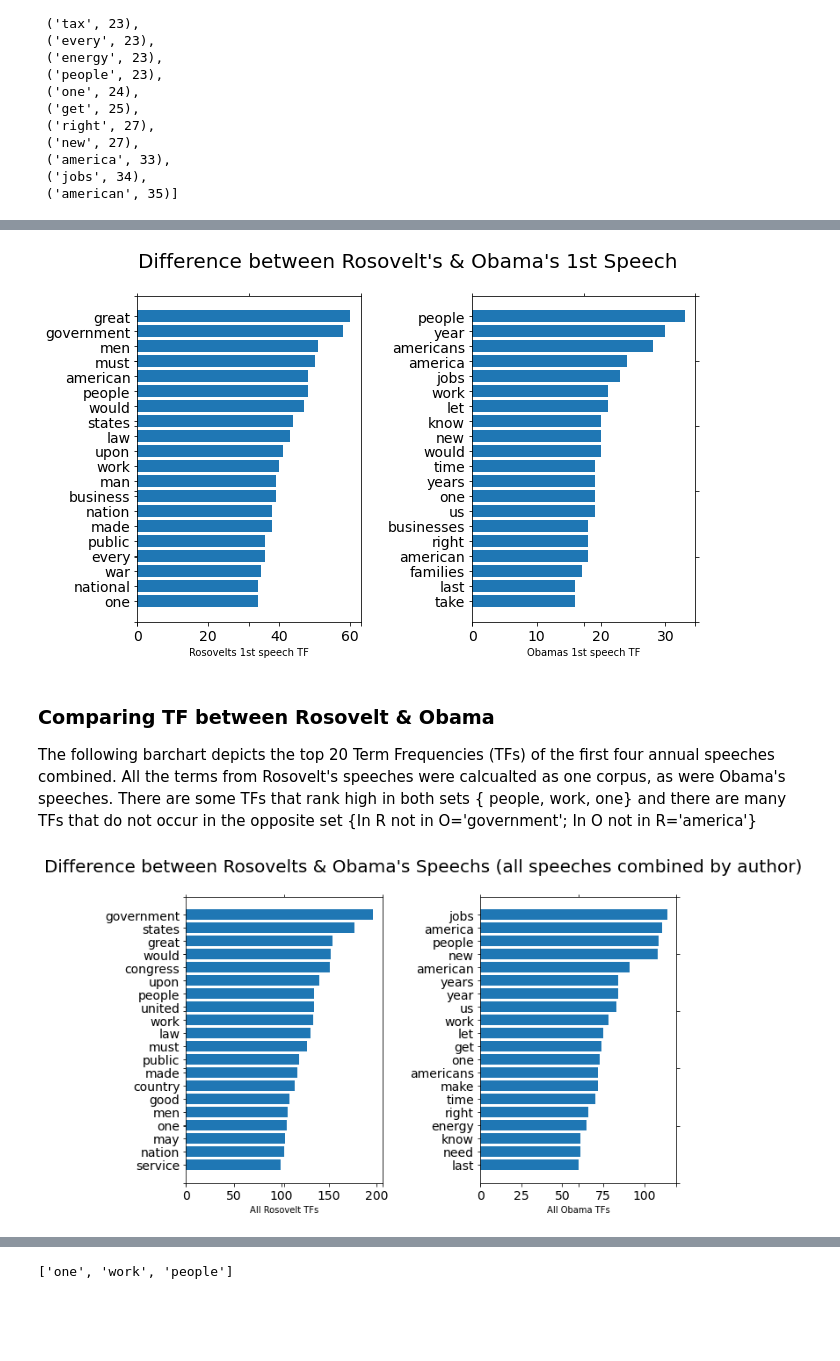
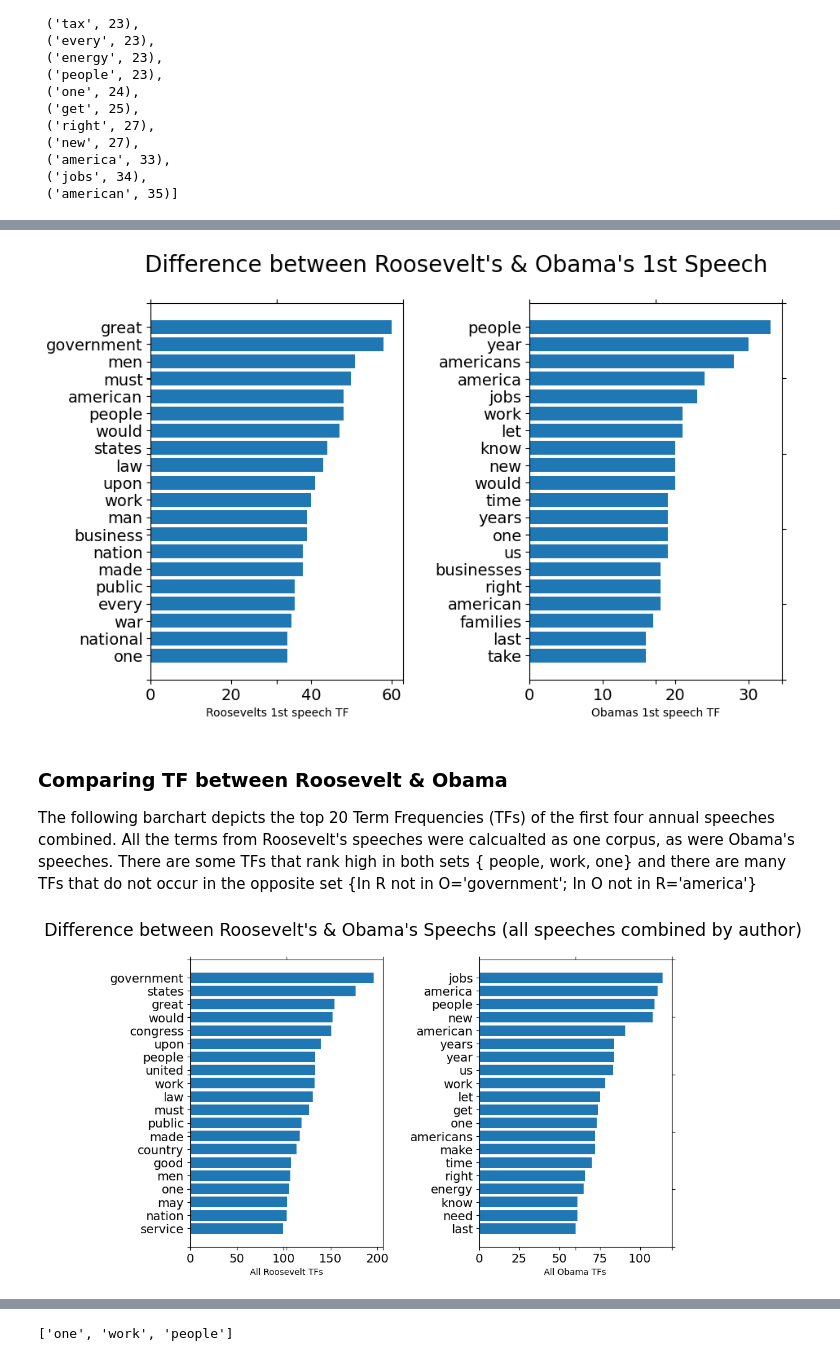
Before and after one commit to fdac22/MiniProject1, a Jupyter notebook: dscott57.ipynb, the cells around one changed output, grey strips where cells are left out. Saved outputs shown, nothing was run; the diff lists cells and outputs as text; code cells hidden in the pictures; blank space fills up the shorter version.

```diff
--- a/dscott57.ipynb
+++ b/dscott57.ipynb
@@ -271,16 +267,16 @@ plotTwoLists(wf_Obama1, wf_Obama2, 'Difference between Obama\'s 3rd and 4th Spee
 # %%
-plotTwoLists(wf_Rosovelt1, wf_Obama1, 'Difference between Rosovelt\'s & Obama\'s 1st Speech', 'Rosovelts 1st speech TF', 'Obamas 1st speech TF')
+plotTwoLists(wf_Roosevelt1, wf_Obama1, 'Difference between Roosevelt\'s & Obama\'s 1st Speech', 'Roosevelts 1st speech TF', 'Obamas 1st speech TF')
 # %% [output]
-[figure, old version]
+[figure, new version]
 # %% [markdown]
-### Comparing TF between Rosovelt & Obama
+### Comparing TF between Roosevelt & Obama
 
-The following barchart depicts the top 20 Term Frequencies (TFs) of the first four annual speeches combined.  All the terms from Rosovelt's speeches were calcualted as one corpus, as were Obama's speeches. There are some TFs that rank high in both sets { people, work, one} and there are many TFs that do not occur in the opposite set {In R not in O='government'; In O not in R='america'}
+The following barchart depicts the top 20 Term Frequencies (TFs) of the first four annual speeches combined.  All the terms from Roosevelt's speeches were calcualted as one corpus, as were Obama's speeches. There are some TFs that rank high in both sets { people, work, one} and there are many TFs that do not occur in the opposite set {In R not in O='government'; In O not in R='america'}
 # %%
-wf_All_Rosovelt = calcWordFrequency(df1.tokenized_words[0]+df1.tokenized_words[1]+df1.tokenized_words[2]+df1.tokenized_words[3])
+wf_All_Roosevelt = calcWordFrequency(df1.tokenized_words[0]+df1.tokenized_words[1]+df1.tokenized_words[2]+df1.tokenized_words[3])
 wf_All_Obama = calcWordFrequency(df1.tokenized_words[4]+df1.tokenized_words[5]+df1.tokenized_words[6]+df1.tokenized_words[7])
 
-plotTwoLists(wf_All_Rosovelt, wf_All_Obama, 'Difference between Rosovelts & Obama\'s Speechs (all speeches combined by author)', 'All Rosovelt TFs', 'All Obama TFs')
+plotTwoLists(wf_All_Roosevelt, wf_All_Obama, 'Difference between Roosevelt\'s & Obama\'s Speechs (all speeches combined by author)', 'All Roosevelt TFs', 'All Obama TFs')
 # %% [output]
-[figure, old version]
+[figure, new version]
 # %% [markdown]
```
Also changed, not shown: parts of 43 cells of this notebook.
